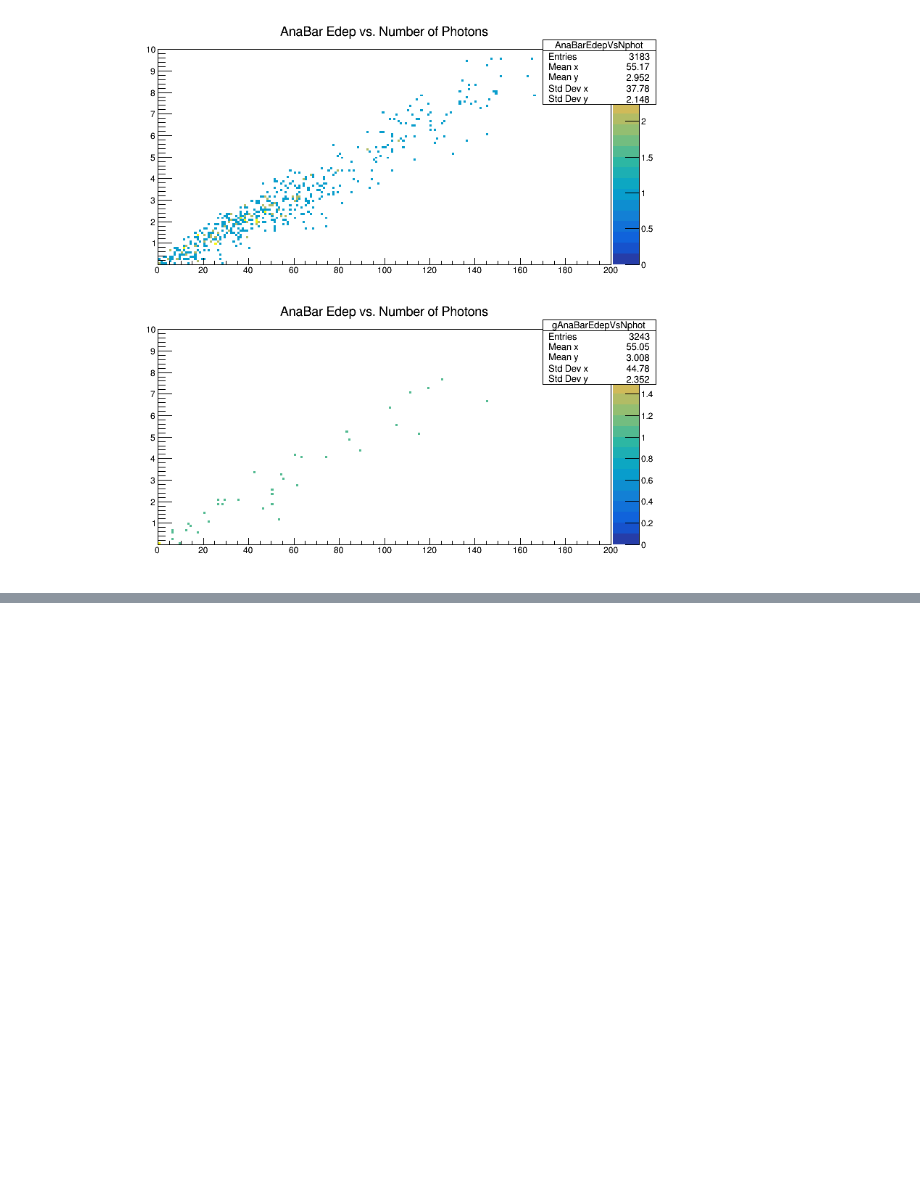
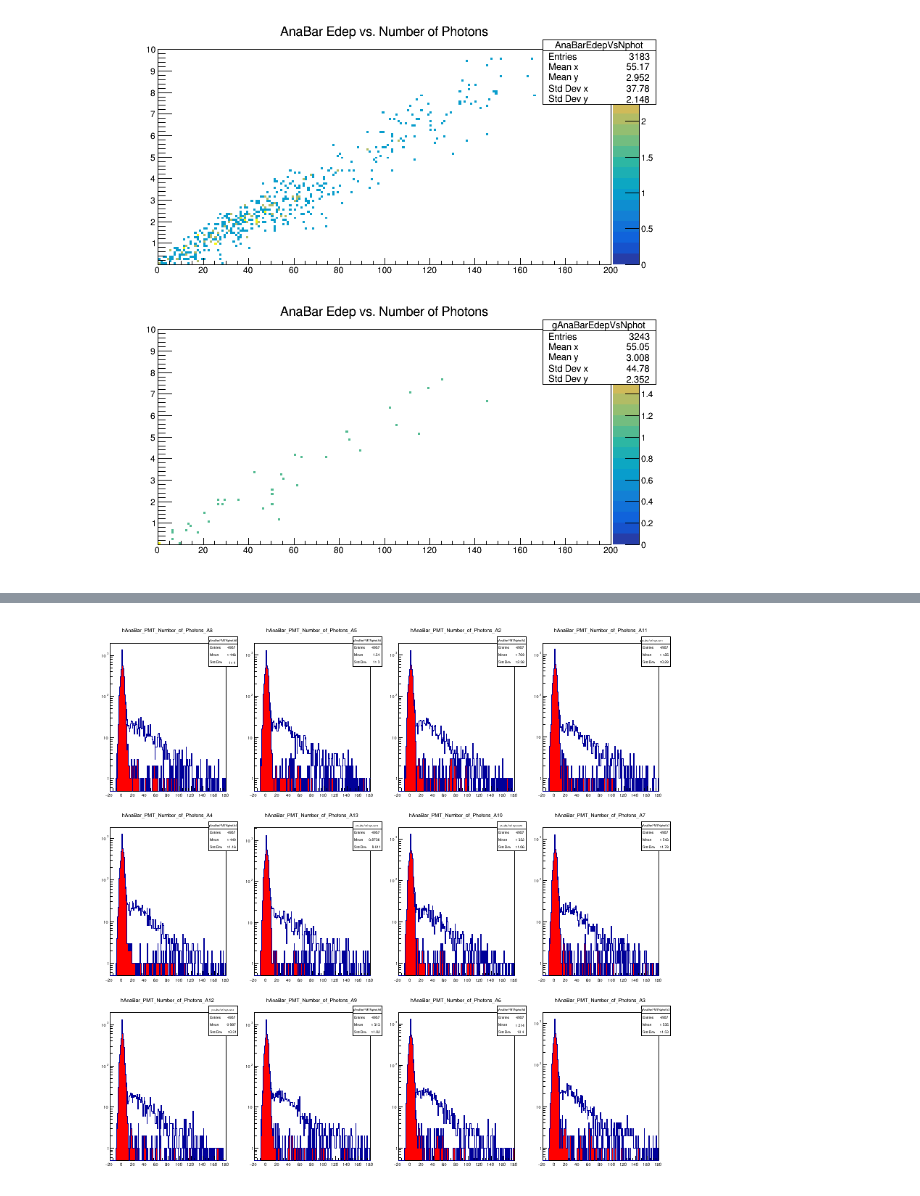
Before and after one commit to chapatilasers/AnaBarMC, a Jupyter notebook: AnalyseSignalsPyROOTCompare.ipynb, the cells around one changed output, grey strips where cells are left out. Drawn from its saved outputs; the diff is of its cells as text; code cells hidden in the pictures; blank space fills up the shorter version.

```diff
--- a/AnalyseSignalsPyROOTCompare.ipynb
+++ b/AnalyseSignalsPyROOTCompare.ipynb
@@ -794,0 +811,18 @@ c7PE_MeV.Draw()
+# %%
+c9 = root.TCanvas("c9", "c9", 800,800)
+
+for i in range(NUMPADDLE):
+        c9.cd()
+        xl = 0.25*(i%4)
+        xh = 0.25*(i%4)+0.25
+        yl = 0.33*(i%3)
+        yh = 0.33*(i%3)+0.33
+        pad = root.TPad("pad","pad",xl,yl,xh,yh)
+        pad.SetLogy(True)
+        pad.Draw()
+        pad.cd()
+        hAnaBarPMTNphot[i].Draw()
+        #hAnaBarPMTNoiseCutNphot[i].Draw("SAME")
+        gAnaBarPMTNphot[i].SetFillColor(2)
+        gAnaBarPMTNphot[i].Draw("same")
+        #gAnaBarPMTNoiseCutNphot[i].Draw("SAME")
@@ -794,0 +831,4 @@ c7PE_MeV.Draw()
+# %%
+c9.Draw()
+# %% [output]
+[figure, added]
```
Also changed, not shown: parts of 5 cells of this notebook.
